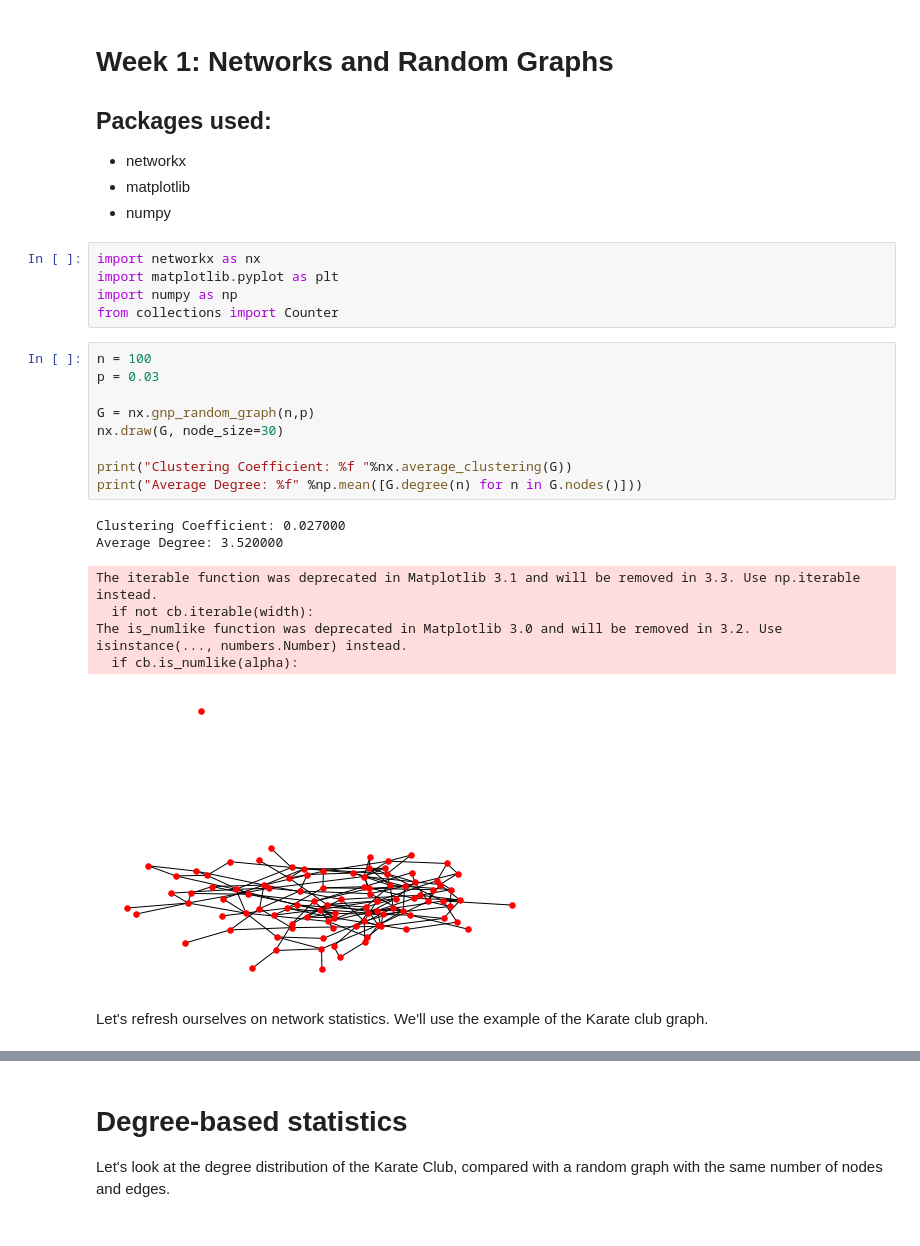
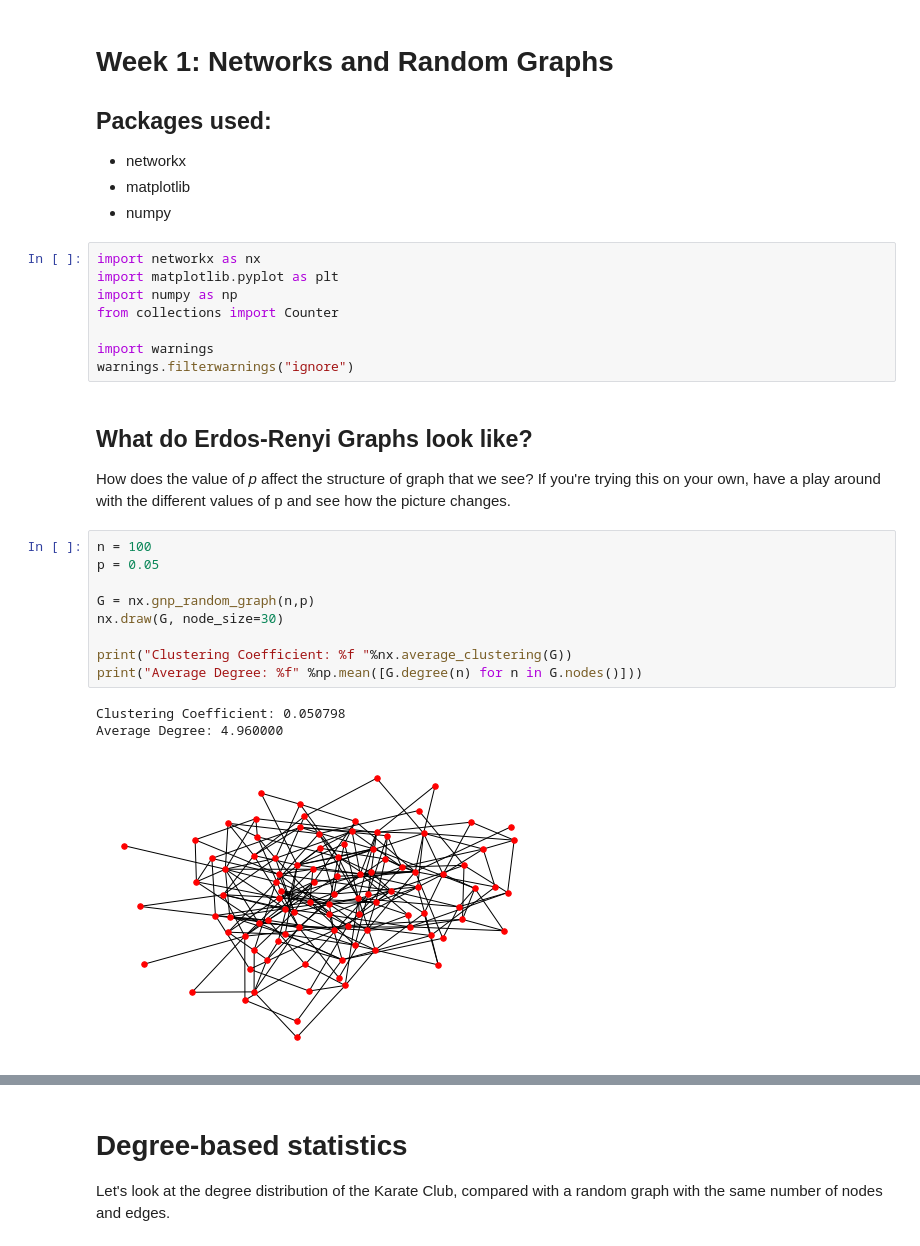
Before and after one commit to narnolddd/DMSNTutorials, a Jupyter notebook: Week1.ipynb, the cells around one changed output, grey strips where cells are left out. Saved outputs shown, nothing was run; the diff lists cells and outputs as text.

```diff
--- a/Week1.ipynb
+++ b/Week1.ipynb
@@ -10,22 +10,23 @@ import networkx as nx
 import matplotlib.pyplot as plt
 import numpy as np
 from collections import Counter
+
+import warnings
+warnings.filterwarnings("ignore")
+# %% [markdown]
+## What do Erdos-Renyi Graphs look like?
+
+How does the value of *p* affect the structure of graph that we see? If you're trying this on your own, have a play around with the different values of p and see how the picture changes.
 # %%
 n = 100
-p = 0.03
+p = 0.05
 
 G = nx.gnp_random_graph(n,p)
 nx.draw(G, node_size=30)
 
 print("Clustering Coefficient: %f "%nx.average_clustering(G))
 print("Average Degree: %f" %np.mean([G.degree(n) for n in G.nodes()]))
 # %% [output]
-Clustering Coefficient: 0.027000
-Average Degree: 3.520000
+Clustering Coefficient: 0.050798
+Average Degree: 4.960000
-The iterable function was deprecated in Matplotlib 3.1 and will be removed in 3.3. Use np.iterable instead.
-  if not cb.iterable(width):
-The is_numlike function was deprecated in Matplotlib 3.0 and will be removed in 3.2. Use isinstance(..., numbers.Number) instead.
-  if cb.is_numlike(alpha):
-[figure, old version]
+[figure, new version]
-# %% [markdown]
-Let's refresh ourselves on network statistics. We'll use the example of the Karate club graph.
```
Also changed, not shown: parts of 17 cells of this notebook, 1 other file.
